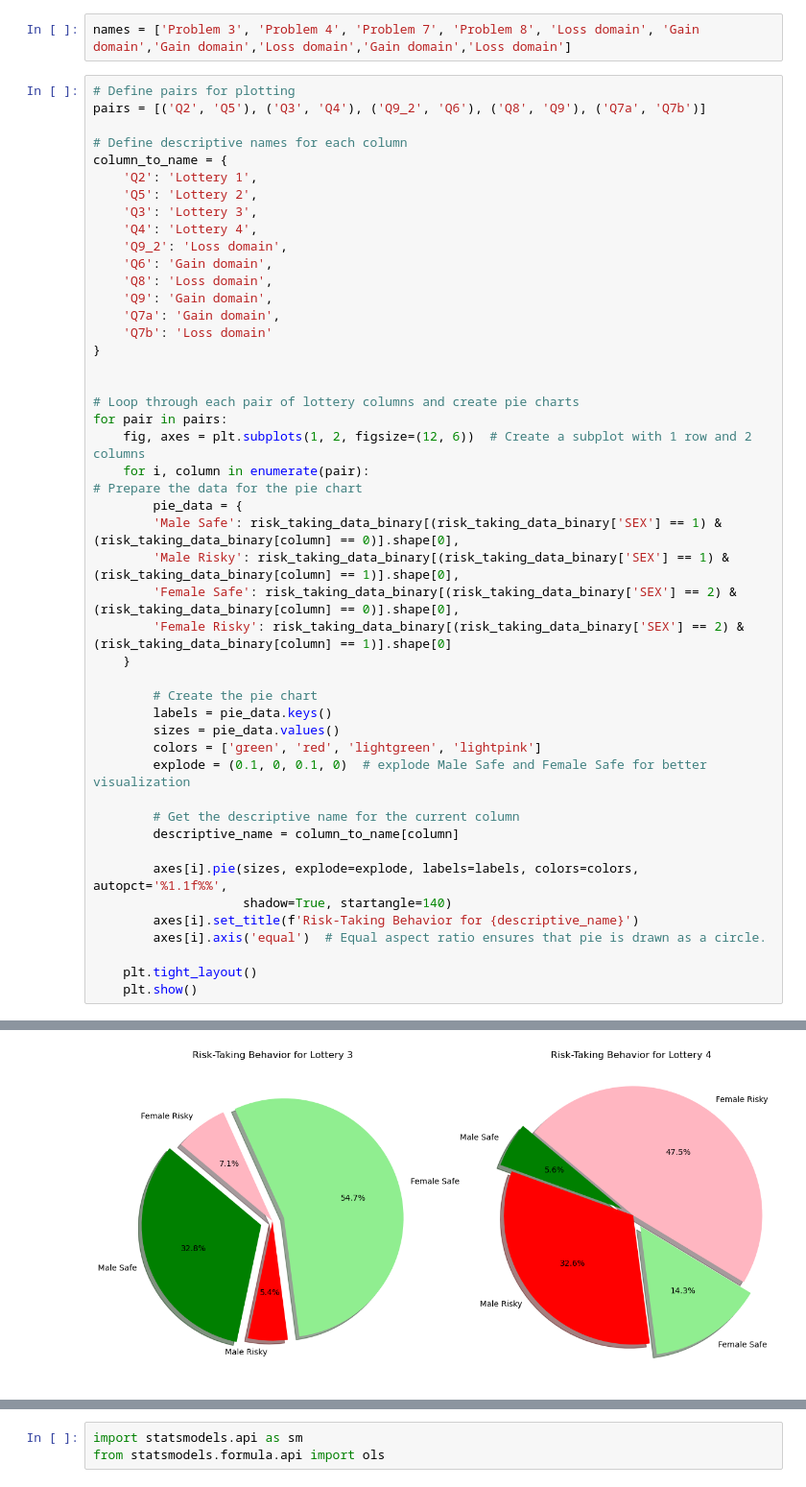
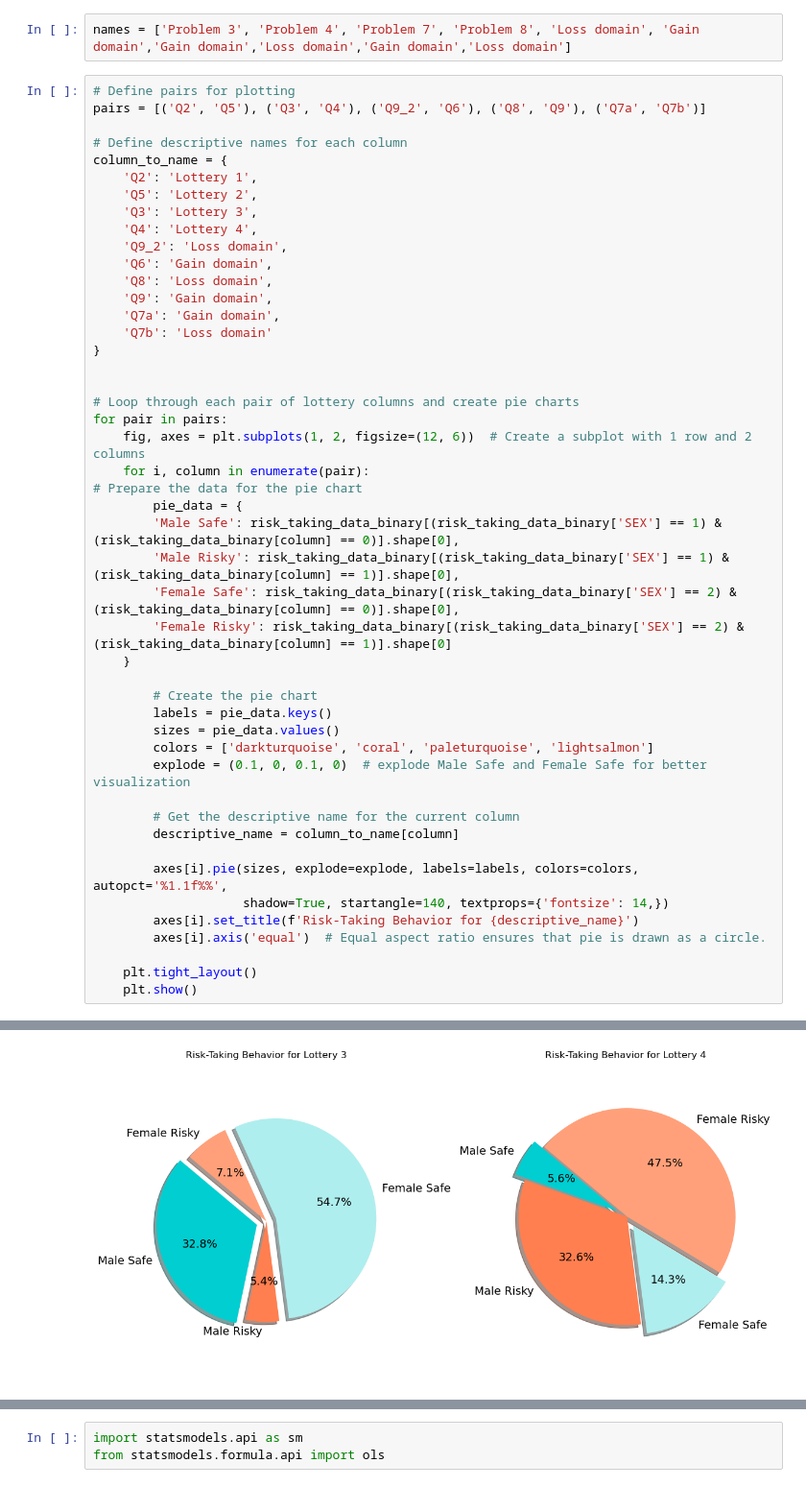
Before and after one commit to MBrigita/the-influence-of-social-media-on-cognitive-control-and-risk-taking, a Jupyter notebook: analysis2.ipynb, the cells around one changed output, grey strips where cells are left out. Shown: that part at 96% size. Drawn from its saved outputs; the diff is of its cells as text.

```diff
--- a/analysis2.ipynb
+++ b/analysis2.ipynb
@@ -232,14 +232,14 @@ for pair in pairs:
         # Create the pie chart
         labels = pie_data.keys()
         sizes = pie_data.values()
-        colors = ['green', 'red', 'lightgreen', 'lightpink']
+        colors = ['darkturquoise', 'coral', 'paleturquoise', 'lightsalmon']
         explode = (0.1, 0, 0.1, 0)  # explode Male Safe and Female Safe for better visualization
 
         # Get the descriptive name for the current column
         descriptive_name = column_to_name[column]
 
         axes[i].pie(sizes, explode=explode, labels=labels, colors=colors, autopct='%1.1f%%',
-                    shadow=True, startangle=140)
+                    shadow=True, startangle=140, textprops={'fontsize': 14,})
         axes[i].set_title(f'Risk-Taking Behavior for {descriptive_name}')
         axes[i].axis('equal')  # Equal aspect ratio ensures that pie is drawn as a circle.
 
@@ -250 +250 @@ for pair in pairs:
-[figure, old version]
+[figure, new version]
```
Also changed, not shown: parts of 24 cells of this notebook, 3 other files.
